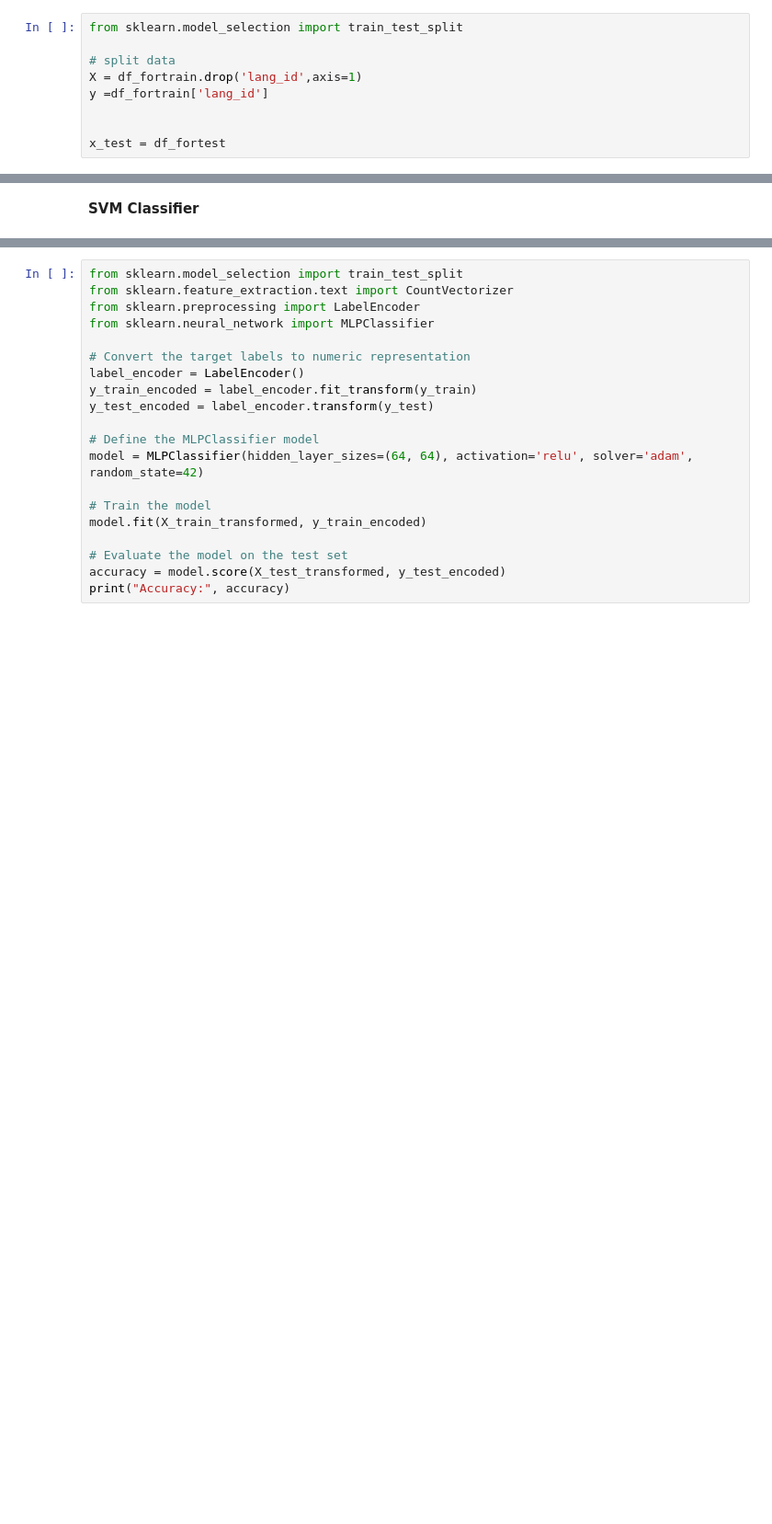
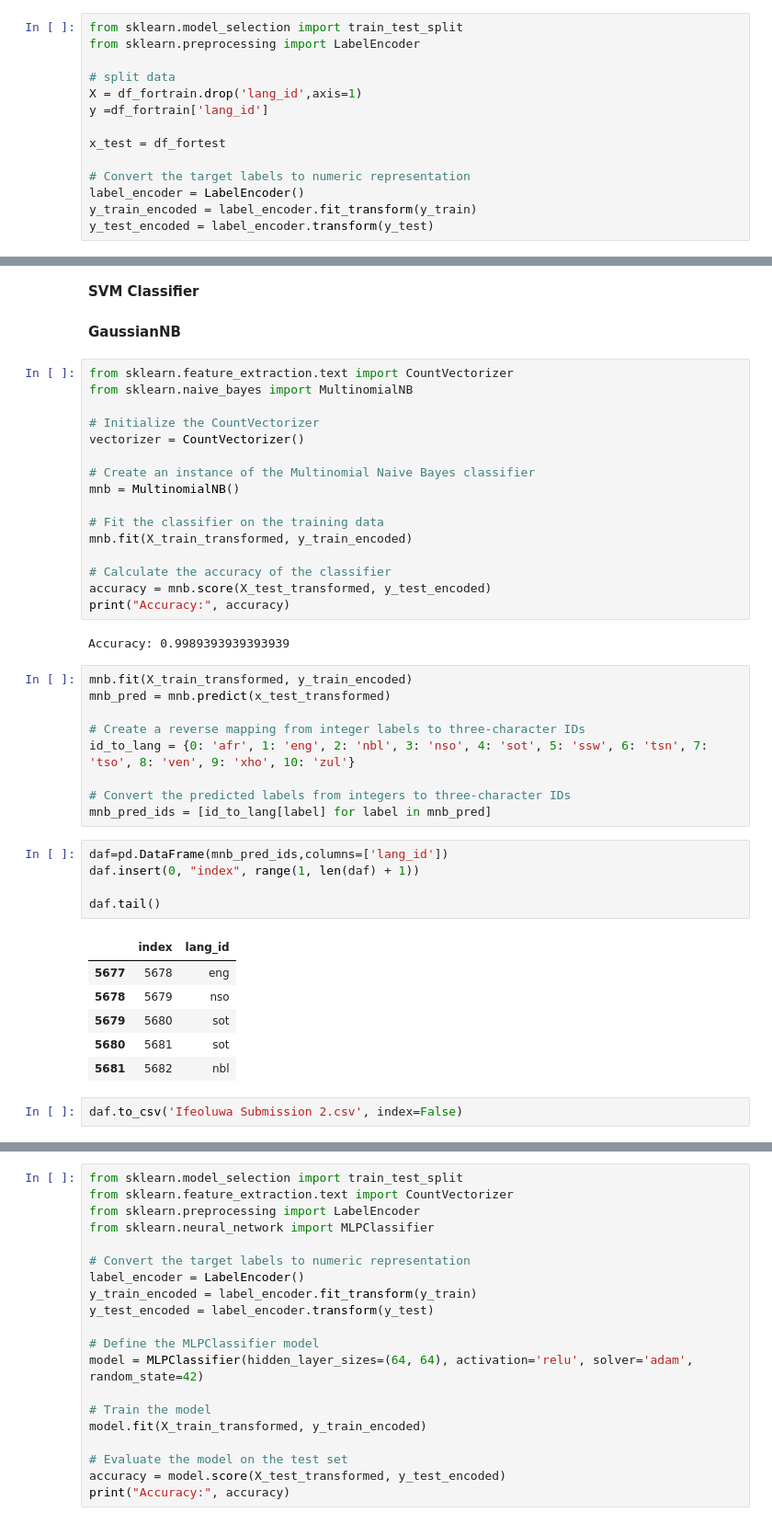
Before and after one commit to Ifeoluwa13/south-african-language-identification-hack-2023, a Jupyter notebook: South African Language Identification Hack 2023.ipynb, the cells around one changed output, grey strips where cells are left out. Shown: that part at 92% size. Saved outputs shown, nothing was run; the diff lists cells and outputs as text; blank space fills up the shorter version.

Commit message:
Add files via upload
Multinomial NB gave a better score

```diff
--- a/South African Language Identification Hack 2023.ipynb
+++ b/South African Language Identification Hack 2023.ipynb
@@ -494,13 +448,18 @@ df_fortrain.head(10)
 To ensure proper model evaluation, it is essential to assess the model's performance on unseen data. Consequently, it is necessary to slipt the training dataset into two distinct subsets: the training dataset, utilized for model training, and the validation set, employed to evaluate the model's performance.
 # %%
 from sklearn.model_selection import train_test_split
+from sklearn.preprocessing import LabelEncoder
 
 # split data
 X = df_fortrain.drop('lang_id',axis=1)
 y =df_fortrain['lang_id']
 
+x_test = df_fortest
 
-x_test = df_fortest
+# Convert the target labels to numeric representation
+label_encoder = LabelEncoder()
+y_train_encoded = label_encoder.fit_transform(y_train)
+y_test_encoded = label_encoder.transform(y_test)
 # %% [markdown]
 ### Modelling
 # %%
@@ -528,3 +487,46 @@ X_test_transformed = vectorizer.transform(X_test['text'])
 x_test_transformed = vectorizer.transform(x_test['text'])
 # %% [markdown]
 **SVM Classifier**
+# %% [markdown]
+**GaussianNB**
+# %%
+from sklearn.feature_extraction.text import CountVectorizer
+from sklearn.naive_bayes import MultinomialNB
+
+# Initialize the CountVectorizer
+vectorizer = CountVectorizer()
+
+# Create an instance of the Multinomial Naive Bayes classifier
+mnb = MultinomialNB()
+
+# Fit the classifier on the training data
+mnb.fit(X_train_transformed, y_train_encoded)
+
+# Calculate the accuracy of the classifier
+accuracy = mnb.score(X_test_transformed, y_test_encoded)
+print("Accuracy:", accuracy)
+# %% [output]
+Accuracy: 0.9989393939393939
+# %%
+mnb.fit(X_train_transformed, y_train_encoded)
+mnb_pred = mnb.predict(x_test_transformed)
+
+# Create a reverse mapping from integer labels to three-character IDs
+id_to_lang = {0: 'afr', 1: 'eng', 2: 'nbl', 3: 'nso', 4: 'sot', 5: 'ssw', 6: 'tsn', 7: 'tso', 8: 'ven', 9: 'xho', 10: 'zul'}
+
+# Convert the predicted labels from integers to three-character IDs
+mnb_pred_ids = [id_to_lang[label] for label in mnb_pred]
+# %%
+daf=pd.DataFrame(mnb_pred_ids,columns=['lang_id'])
+daf.insert(0, "index", range(1, len(daf) + 1))
+
+daf.tail()
+# %% [output]
+|  | index | lang_id |
+| 5677 | 5678 | eng |
+| 5678 | 5679 | nso |
+| 5679 | 5680 | sot |
+| 5680 | 5681 | sot |
+| 5681 | 5682 | nbl |
+# %%
+daf.to_csv('Ifeoluwa Submission 2.csv', index=False)
```
Also changed, not shown: parts of 26 cells of this notebook.
